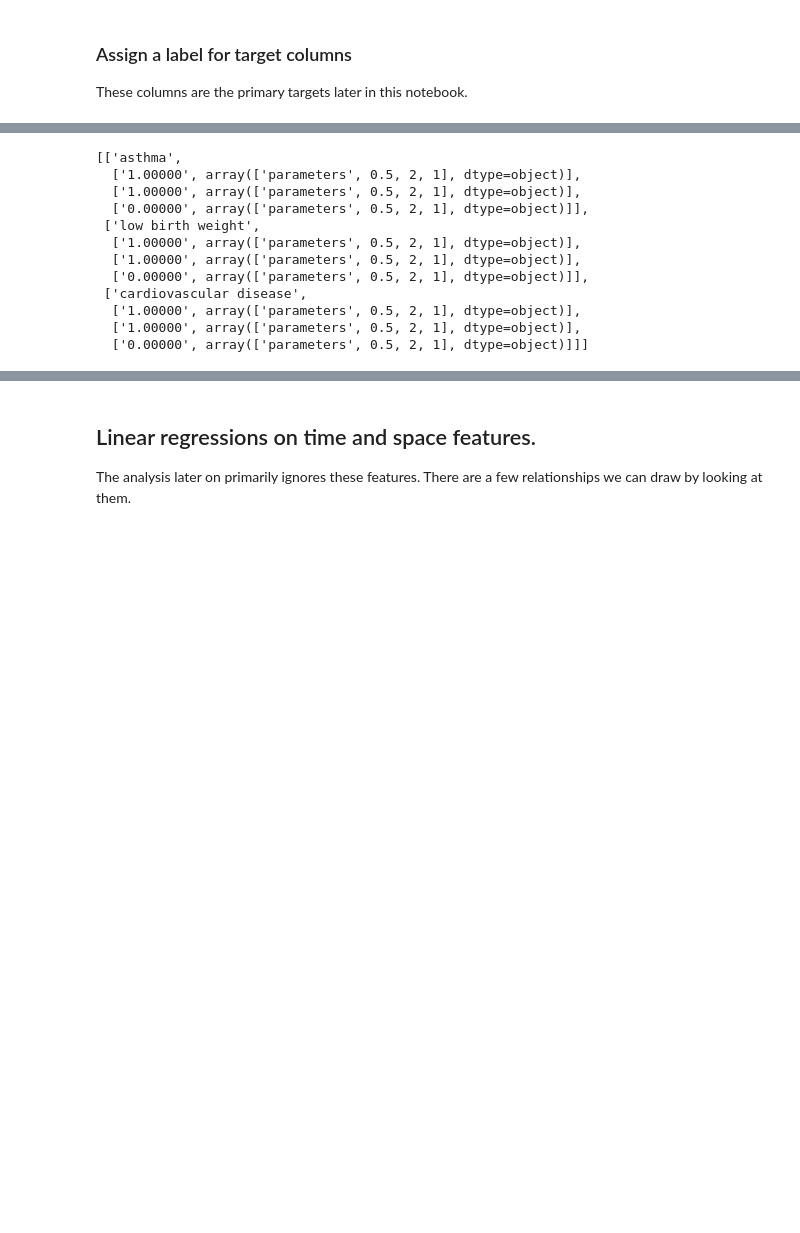
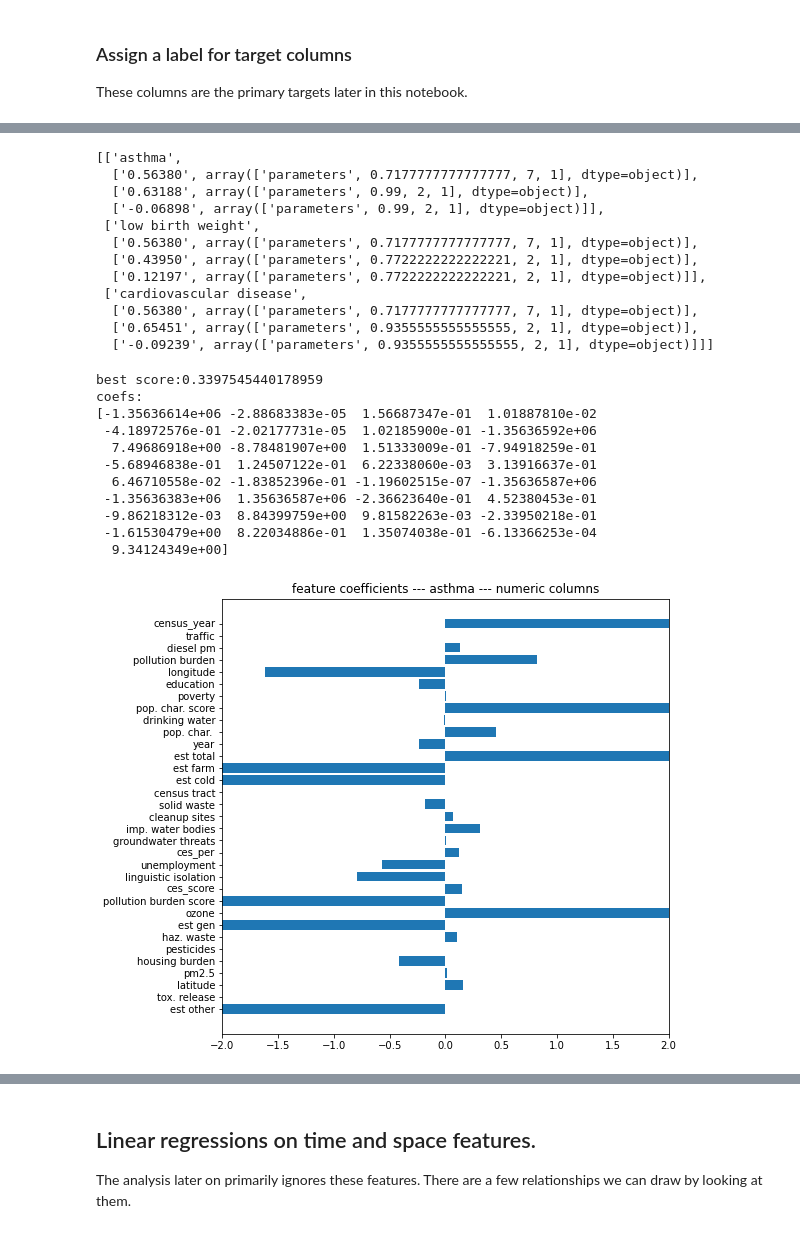
Before and after one commit to gigi-codes/warehouse_density, a Jupyter notebook: David/7_linear_regression.ipynb, the cells around one changed output, grey strips where cells are left out. Drawn from its saved outputs; the diff is of its cells as text; code cells hidden in the pictures; blank space fills up the shorter version.

Commit message:
plots for linear regressions

```diff
--- a/David/7_linear_regression.ipynb
+++ b/David/7_linear_regression.ipynb
@@ -114,7 +115,7 @@ def get_scaled_coefs(df, xcols, coefs):
 
 # takes a dataframe, xcols for features, ycol a single target, number of kfolds cv, and a random state if you want for
 # for the cross_val_score.
-def single_fit(df, xcols, ycol, cv):
+def single_fit_cv(df, xcols, ycol, cv):
     x = df[xcols]
     y = df[ycol]
     lr = LinearRegression()
@@ -124,3 +125,14 @@ def single_fit(df, xcols, ycol, cv):
     print('coefs:')
     print(gs.best_estimator_.coef_)
     return gs.best_estimator_.coef_
+# %%
+#does the above, but simply fits to a linear regression.
+def single_fit(df, xcols, ycol):
+    x = df[xcols]
+    y = df[ycol]
+    lr = LinearRegression()
+    lr.fit(x, y)
+    print(f'score:{lr.score(x,y)}')
+    print('coefs:')
+    print(lr.coef_)
+    return lr.coef_
@@ -127,3 +143,11 @@ def single_fit(df, xcols, ycol, cv):
+# %%
+#gets some values and makes a bar chart with the appropriate labels.
+def barh_coefs(coefs, ycols, xlim= 2, title = 'Feature coefficients'):
+    plt.figure(figsize = (8,8))
+    plt.barh(ycols, width = coefs)
+    plt.xlim(-xlim, xlim)
+    plt.title(title)
+    plt.show()
 # %% [markdown]
 ## Import and examine merged CAES and business count data.
 # %%
@@ -270,6 +314,6 @@ The zip code is removed as it is expected to have no numeric connection to the h
 # %%
-#remove the zip code column
-numeric_cols = numeric_cols[1:]
+#remove the zip code column and health columns
+numeric_cols = list(set(numeric_cols[1:])-set(health_cols))
 
 #define range of train-size ratio to total, and range of k-folds for cross validation.
 train_size_range = np.linspace(0.5,0.99, 10)
@@ -288,14 +332,31 @@ Wall time: 1min 11s
 interpret_my_lr_grid_search(all_num_results, health_cols)
 # %% [output]
 [['asthma',
-  ['1.00000', array(['parameters', 0.5, 2, 1], dtype=object)],
-  ['1.00000', array(['parameters', 0.5, 2, 1], dtype=object)],
-  ['0.00000', array(['parameters', 0.5, 2, 1], dtype=object)]],
+  ['0.56380', array(['parameters', 0.7177777777777777, 7, 1], dtype=object)],
+  ['0.63188', array(['parameters', 0.99, 2, 1], dtype=object)],
+  ['-0.06898', array(['parameters', 0.99, 2, 1], dtype=object)]],
  ['low birth weight',
-  ['1.00000', array(['parameters', 0.5, 2, 1], dtype=object)],
-  ['1.00000', array(['parameters', 0.5, 2, 1], dtype=object)],
-  ['0.00000', array(['parameters', 0.5, 2, 1], dtype=object)]],
+  ['0.56380', array(['parameters', 0.7177777777777777, 7, 1], dtype=object)],
+  ['0.43950', array(['parameters', 0.7722222222222221, 2, 1], dtype=object)],
+  ['0.12197', array(['parameters', 0.7722222222222221, 2, 1], dtype=object)]],
  ['cardiovascular disease',
-  ['1.00000', array(['parameters', 0.5, 2, 1], dtype=object)],
-  ['1.00000', array(['parameters', 0.5, 2, 1], dtype=object)],
-  ['0.00000', array(['parameters', 0.5, 2, 1], dtype=object)]]]
+  ['0.56380', array(['parameters', 0.7177777777777777, 7, 1], dtype=object)],
+  ['0.65451', array(['parameters', 0.9355555555555555, 2, 1], dtype=object)],
+  ['-0.09239', array(['parameters', 0.9355555555555555, 2, 1], dtype=object)]]]
+# %%
+#best on asthma uses a tts of 99:1
+a_num_coefs = single_fit(amgd, numeric_cols, 'asthma', 100)
+barh_coefs(a_num_coefs, numeric_cols, title = "feature coefficients --- asthma --- numeric columns")
+# %% [output]
+best score:0.3397545440178959
+coefs:
+[-1.35636614e+06 -2.88683383e-05  1.56687347e-01  1.01887810e-02
+ -4.18972576e-01 -2.02177731e-05  1.02185900e-01 -1.35636592e+06
+  7.49686918e+00 -8.78481907e+00  1.51333009e-01 -7.94918259e-01
+ -5.68946838e-01  1.24507122e-01  6.22338060e-03  3.13916637e-01
+  6.46710558e-02 -1.83852396e-01 -1.19602515e-07 -1.35636587e+06
+ -1.35636383e+06  1.35636587e+06 -2.36623640e-01  4.52380453e-01
+ -9.86218312e-03  8.84399759e+00  9.81582263e-03 -2.33950218e-01
+ -1.61530479e+00  8.22034886e-01  1.35074038e-01 -6.13366253e-04
+  9.34124349e+00]
+[figure, added]
```
Also changed, not shown: parts of 31 cells of this notebook.
